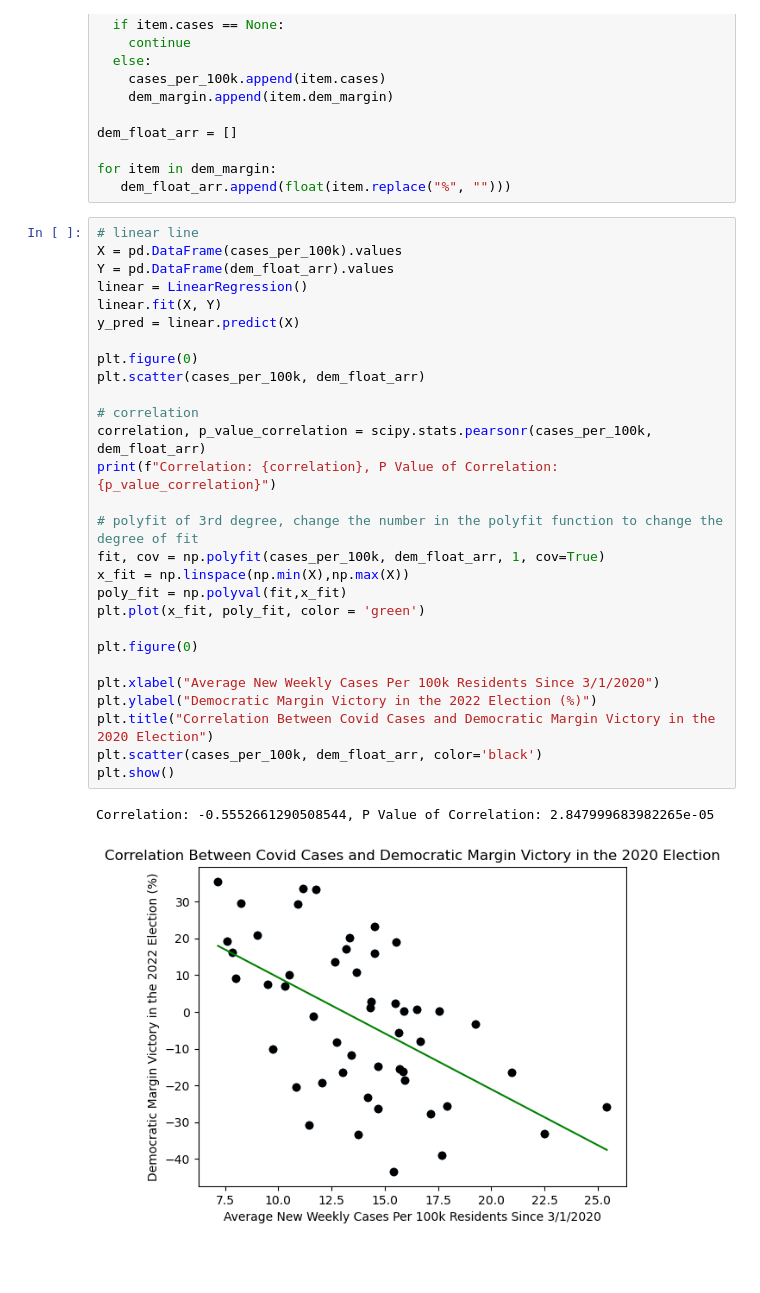
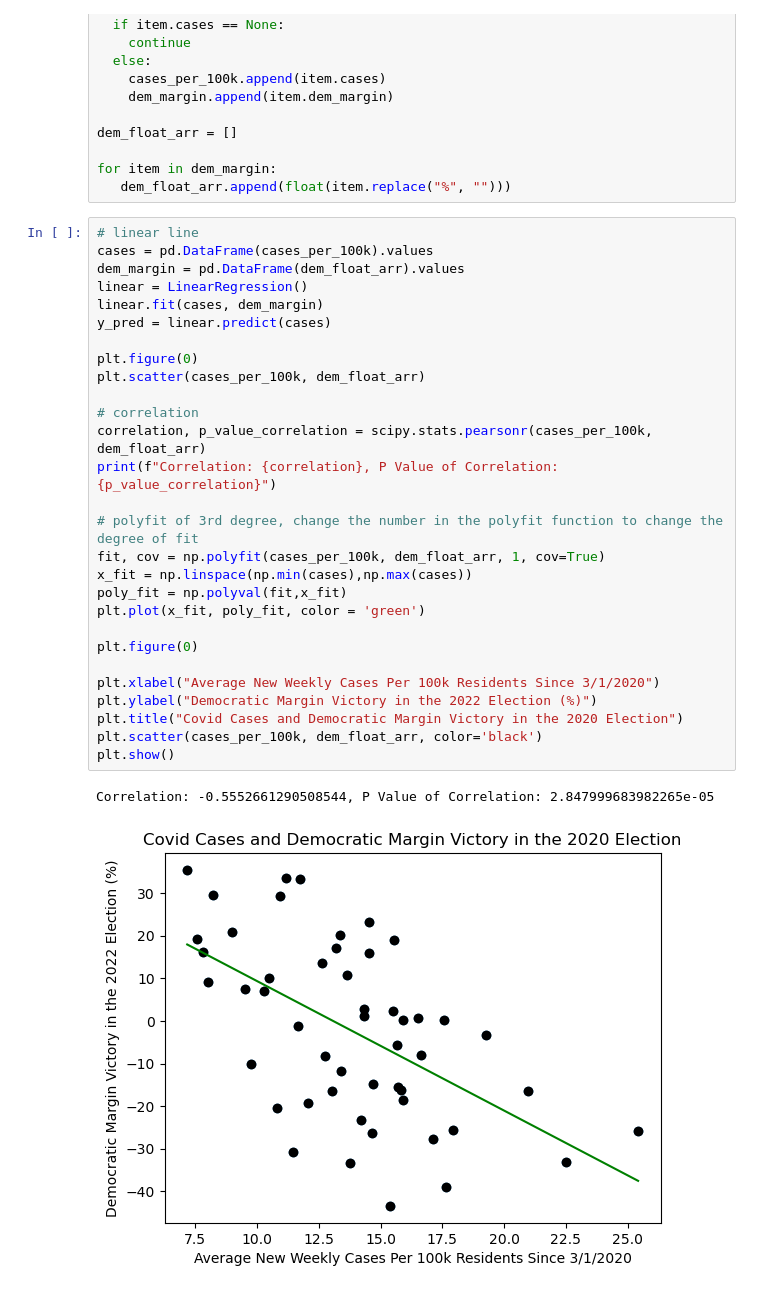
Before and after one commit to alexanderschatzberg/qr_x, a Jupyter notebook: covid-and-politics/src/covid_vs_politics.ipynb, the cells around one changed output. Cells and saved outputs as stored; diff of their text form; blank space fills up the shorter version.

```diff
--- a/covid-and-politics/src/covid_vs_politics.ipynb
+++ b/covid-and-politics/src/covid_vs_politics.ipynb
@@ -136,32 +119,32 @@ for item in dem_margin:
    dem_float_arr.append(float(item.replace("%", "")))
 # %%
 # linear line
-X = pd.DataFrame(cases_per_100k).values
-Y = pd.DataFrame(dem_float_arr).values
+cases = pd.DataFrame(cases_per_100k).values
+dem_margin = pd.DataFrame(dem_float_arr).values
 linear = LinearRegression()
-linear.fit(X, Y)
-y_pred = linear.predict(X)
+linear.fit(cases, dem_margin)
+y_pred = linear.predict(cases)
 
 plt.figure(0)
 plt.scatter(cases_per_100k, dem_float_arr)
 
 # correlation
 correlation, p_value_correlation = scipy.stats.pearsonr(cases_per_100k, dem_float_arr)
 print(f"Correlation: {correlation}, P Value of Correlation: {p_value_correlation}")
 
 # polyfit of 3rd degree, change the number in the polyfit function to change the degree of fit
 fit, cov = np.polyfit(cases_per_100k, dem_float_arr, 1, cov=True)
-x_fit = np.linspace(np.min(X),np.max(X))
+x_fit = np.linspace(np.min(cases),np.max(cases))
 poly_fit = np.polyval(fit,x_fit)
 plt.plot(x_fit, poly_fit, color = 'green')
 
 plt.figure(0)
 
 plt.xlabel("Average New Weekly Cases Per 100k Residents Since 3/1/2020")
 plt.ylabel("Democratic Margin Victory in the 2022 Election (%)")
-plt.title("Correlation Between Covid Cases and Democratic Margin Victory in the 2020 Election")
+plt.title("Covid Cases and Democratic Margin Victory in the 2020 Election")
 plt.scatter(cases_per_100k, dem_float_arr, color='black')
 plt.show()
 # %% [output]
 Correlation: -0.5552661290508544, P Value of Correlation: 2.847999683982265e-05
-[figure, old version]
+[figure, new version]
```
Also changed, not shown: parts of 1 cell of this notebook.
